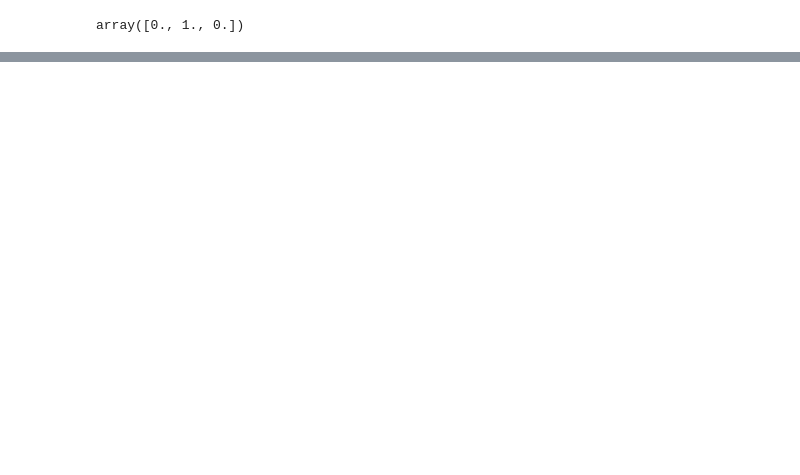
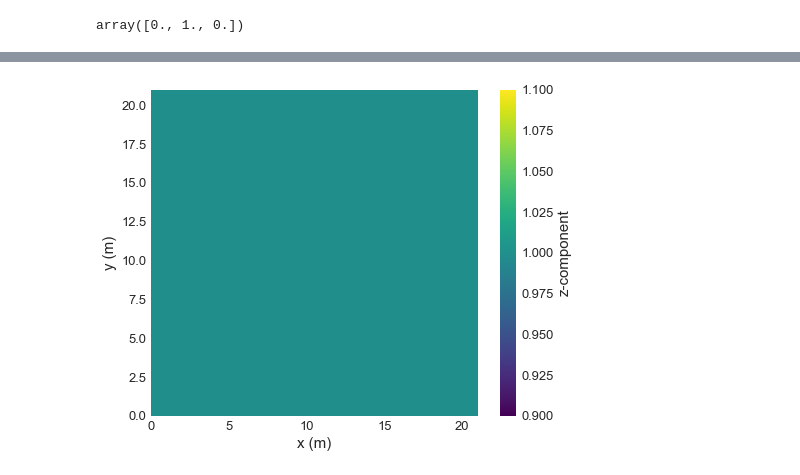
Before and after one commit to ubermag/discretisedfield, a Jupyter notebook: dev/rotations.ipynb, the cells around one changed output, grey strips where cells are left out. Cells and saved outputs as stored; diff of their text form; code cells hidden in the pictures; blank space fills up the shorter version.

Commit message:
Add figures to ipynb

```diff
--- a/dev/rotations.ipynb
+++ b/dev/rotations.ipynb
@@ -743,0 +326,7 @@ KeyboardInterrupt:
+# %%
+region = df.Region(p1=(0, 0, 0), p2=(21, 21, 21))
+mesh = df.Mesh(region=region, cell=(1,1,1))
+field = df.Field(mesh=mesh, dim=3, value=(0, 0, 1))
+field.plane('z').mpl()
+# %% [output]
+[figure, added]
```
Also changed, not shown: parts of 71 cells of this notebook, 4 other files.
